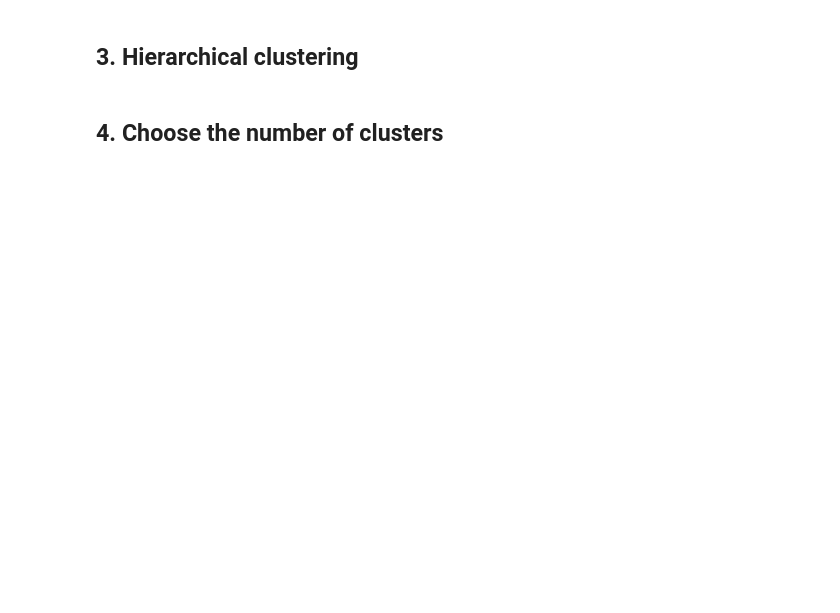
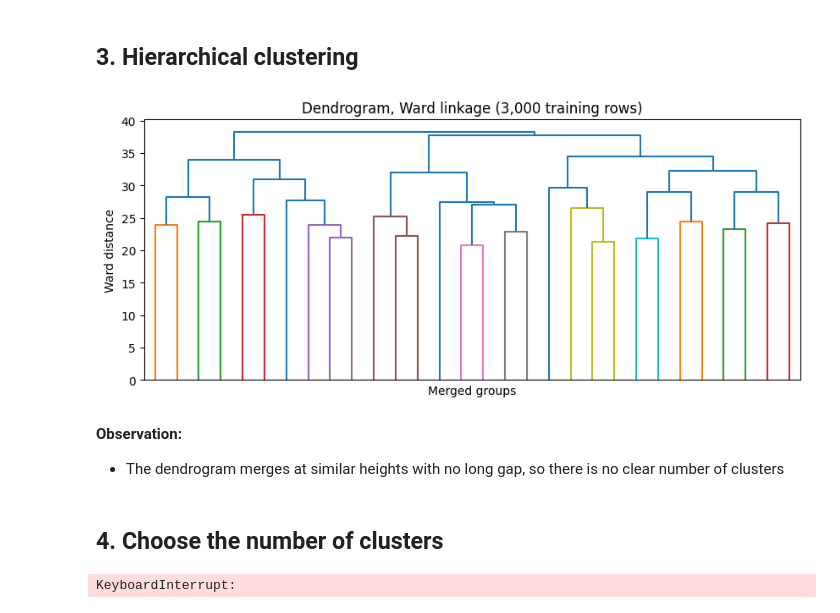
Before and after one commit to elgazar24/F21DL_Group_13, a Jupyter notebook: src/notebooks/Data_Analysis/Clustering/DS2_Clustering.ipynb, the cells around one changed output. Saved outputs shown, nothing was run; the diff lists cells and outputs as text; code cells hidden in the pictures; blank space fills up the shorter version.

```diff
--- a/src/notebooks/Data_Analysis/Clustering/DS2_Clustering.ipynb
+++ b/src/notebooks/Data_Analysis/Clustering/DS2_Clustering.ipynb
@@ -7,4 +74,44 @@
 # %% [markdown]
 ## 3. Hierarchical clustering
+# %%
+Z = linkage(X_s, method="ward")
+
+plt.figure(figsize=(10, 4))
+dendrogram(Z, truncate_mode="lastp", p=30, no_labels=True)
+plt.xlabel("Merged groups")
+plt.ylabel("Ward distance")
+plt.title("Dendrogram, Ward linkage (3,000 training rows)")
+plt.show()
+# %% [output]
+[figure, added]
+# %% [markdown]
+**Observation:**
+- The dendrogram merges at similar heights with no long gap, so there is no clear number of clusters
 # %% [markdown]
 ## 4. Choose the number of clusters
+# %%
+ks = range(2, 9)
+km_models = {k: KMeans(k, n_init=10, random_state=RANDOM_STATE).fit(X) for k in ks}
+gmm_labels = {k: GaussianMixture(k, covariance_type="diag", random_state=RANDOM_STATE).fit(X).predict(X_s) for k in ks}
+
+fig, axes = plt.subplots(1, 2, figsize=(13, 4))
+axes[0].plot(list(ks), [km_models[k].inertia_ for k in ks], marker="o")
+axes[0].set_xlabel("Number of clusters")
+axes[0].set_ylabel("Inertia")
+axes[0].set_title("k-means elbow")
+
+sil = pd.DataFrame({
+    "k-means": [silhouette_score(X_s, km_models[k].predict(X_s)) for k in ks],
+    "Hierarchical": [silhouette_score(X_s, AgglomerativeClustering(k, linkage="ward").fit_predict(X_s)) for k in ks],
+    "Gaussian mixture": [silhouette_score(X_s, gmm_labels[k]) for k in ks],
+}, index=ks)
+sil.plot(marker="o", ax=axes[1])
+axes[1].axhline(0, color="grey", linewidth=0.8)
+axes[1].set_xlabel("Number of clusters")
+axes[1].set_ylabel("Silhouette score")
+axes[1].set_title("Silhouette score by number of clusters")
+fig.tight_layout()
+plt.show()
+display(sil.round(3) + 0.0)
+# %% [output]
+KeyboardInterrupt:
```
Also changed, not shown: parts of 23 cells of this notebook, 4 other files.
